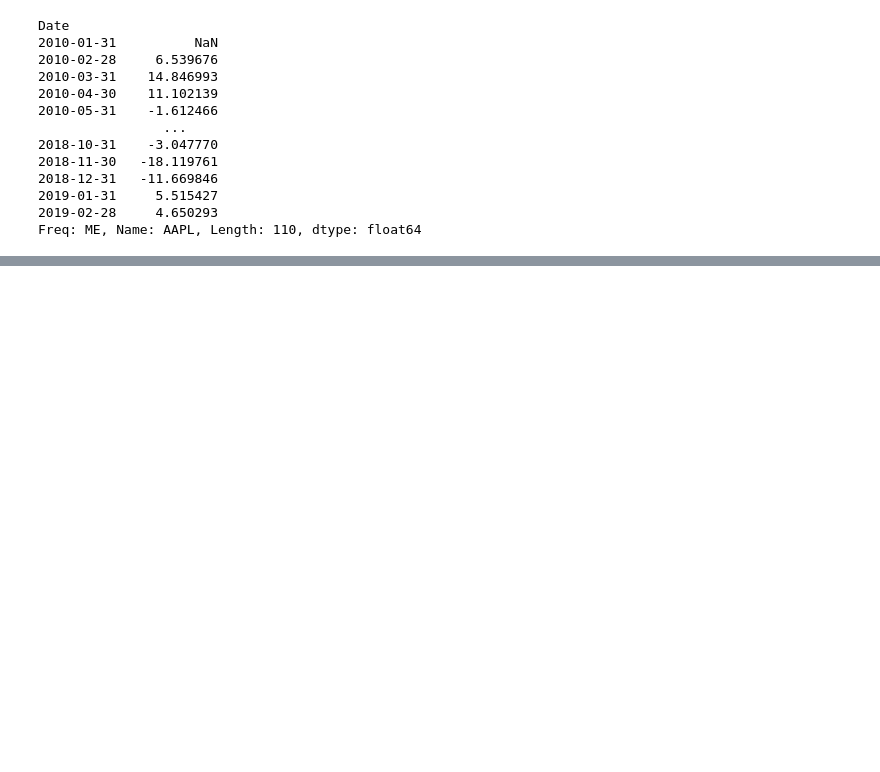
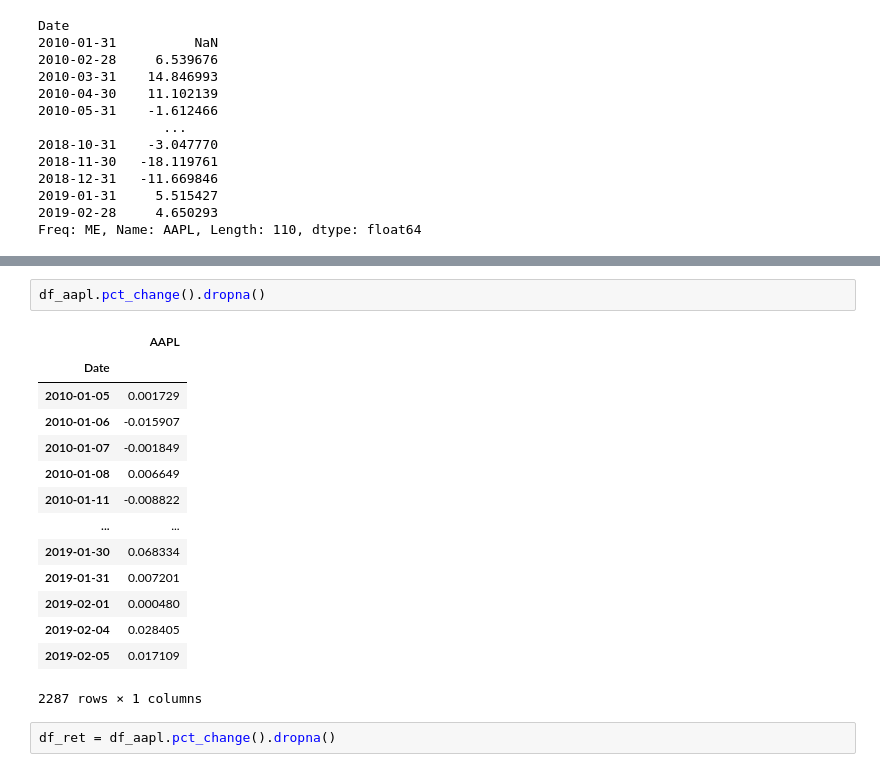
Before and after one commit to JamieW365/finance_projects, a Jupyter notebook: notebooks/essential_finance.ipynb, the cells around one changed output, grey strips where cells are left out. Drawn from its saved outputs; the diff is of its cells as text; blank space fills up the shorter version.

```diff
--- a/notebooks/essential_finance.ipynb
+++ b/notebooks/essential_finance.ipynb
@@ -343,0 +365,19 @@ Freq: ME, Name: AAPL, Length: 110, dtype: float64
+# %%
+df_aapl.pct_change().dropna()
+# %% [output]
+|  | AAPL |
+| Date |  |
+| 2010-01-05 | 0.001729 |
+| 2010-01-06 | -0.015907 |
+| 2010-01-07 | -0.001849 |
+| 2010-01-08 | 0.006649 |
+| 2010-01-11 | -0.008822 |
+| ... | ... |
+| 2019-01-30 | 0.068334 |
+| 2019-01-31 | 0.007201 |
+| 2019-02-01 | 0.000480 |
+| 2019-02-04 | 0.028405 |
+| 2019-02-05 | 0.017109 |
+2287 rows × 1 columns
+# %%
+df_ret = df_aapl.pct_change().dropna()
```
Also changed, not shown: parts of 11 cells of this notebook.
